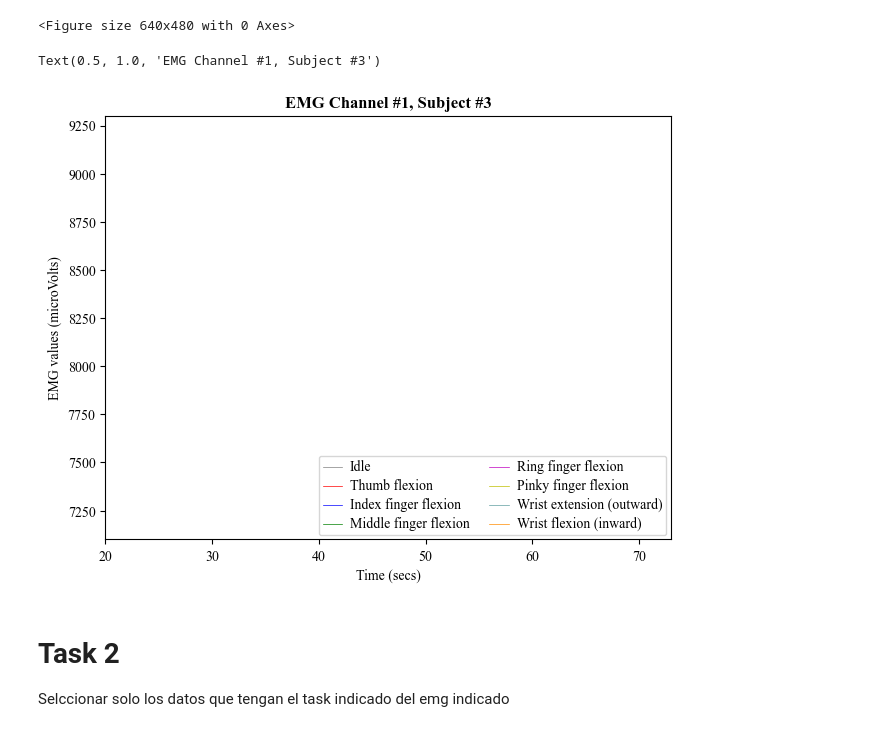
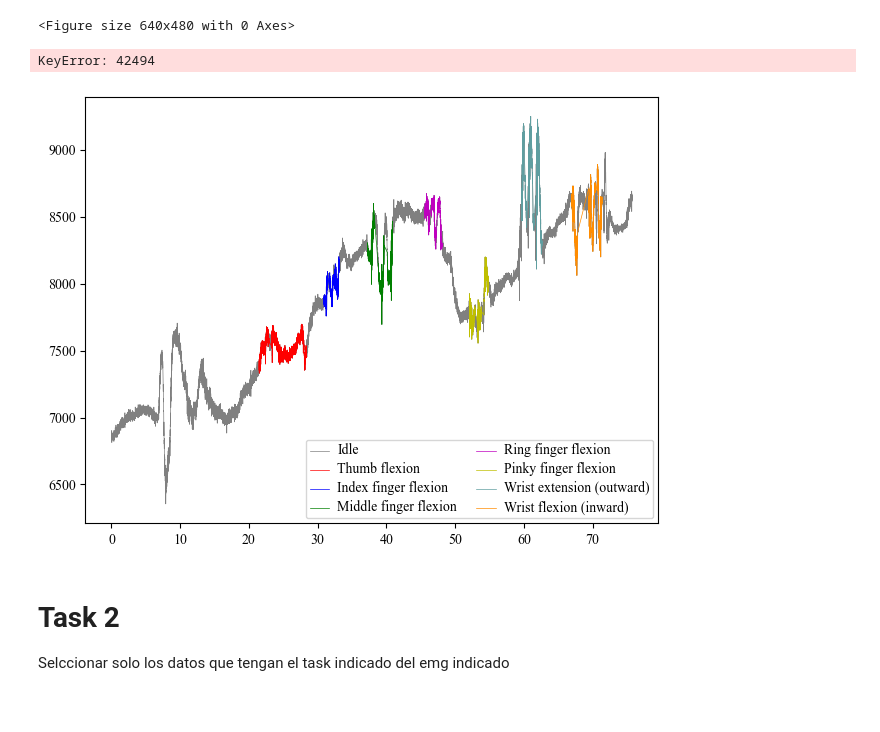
Before and after one commit to sofiahernandezp/code, a Jupyter notebook: mindrove_test/plot_emg.ipynb, the cells around one changed output. Saved outputs shown, nothing was run; the diff lists cells and outputs as text; code cells hidden in the pictures.

```diff
--- a/mindrove_test/plot_emg.ipynb
+++ b/mindrove_test/plot_emg.ipynb
@@ -62,7 +62,7 @@ plt.tight_layout() #no me va
 <Figure size 640x480 with 0 Axes>
 # %%
 #DIBUJO POR COLORES
-id = 4
+id = 3
 dataval= dataframes[id]
 emg_id = 1
 columnemg = emg_id + 1
@@ -89,35 +89,35 @@ for p in range(len(taskcolumn)):
        store4.append(p)
     elif taskcolumn[p] == 5:
        store5.append(p)
     elif taskcolumn[p] == 6:
        store6.append(p)
     elif taskcolumn[p] == 7:
        store7.append(p)
     elif taskcolumn[p] == 0:
        store0.append(p)
 
 #plt.plot(time[store0],emgval[store0],'gray')
 plt.plot(time, emgval,'gray',linewidth=0.5)
 plt.plot(time[store1],emgval[store1],'r',linewidth=0.5)
 plt.plot(time[store2],emgval[store2],'b',linewidth=0.5)
 plt.plot(time[store3],emgval[store3],'g',linewidth=0.5)
 plt.plot(time[store4],emgval[store4],'m',linewidth=0.5)
 plt.plot(time[store5],emgval[store5],'y',linewidth=0.5)
 plt.plot(time[store6],emgval[store6],'cadetblue',linewidth=0.5)
 plt.plot(time[store7],emgval[store7],'darkorange',linewidth=0.5)
 
 
 L = plt.legend(["Idle","Thumb flexion","Index finger flexion","Middle finger flexion","Ring finger flexion","Pinky finger flexion","Wrist extension (outward)","Wrist flexion (inward)"],loc ='lower right',prop={'size':7}, ncol = 2)
 plt.setp(L.texts, family='Times New Roman',fontsize = 10)
 plt.tight_layout()
 plt.xlim([20, time[end]])
 plt.ylim(7100, 9300)
 plt.xlabel('Time (secs)',fontname="Times New Roman",fontweight=15)
 plt.ylabel('EMG values (microVolts)',fontname="Times New Roman")
 plt.title('EMG Channel #1, Subject #3',fontname="Times New Roman", fontweight="bold")
 # %% [output]
-Text(0.5, 1.0, 'EMG Channel #1, Subject #3')
+KeyError: 42494
-[figure, old version]
+[figure, new version]
 # %% [markdown]
 # Task 2
 Selccionar solo los datos que tengan el task indicado del emg indicado
```
Also changed, not shown: parts of 11 cells of this notebook, 14 other files.
